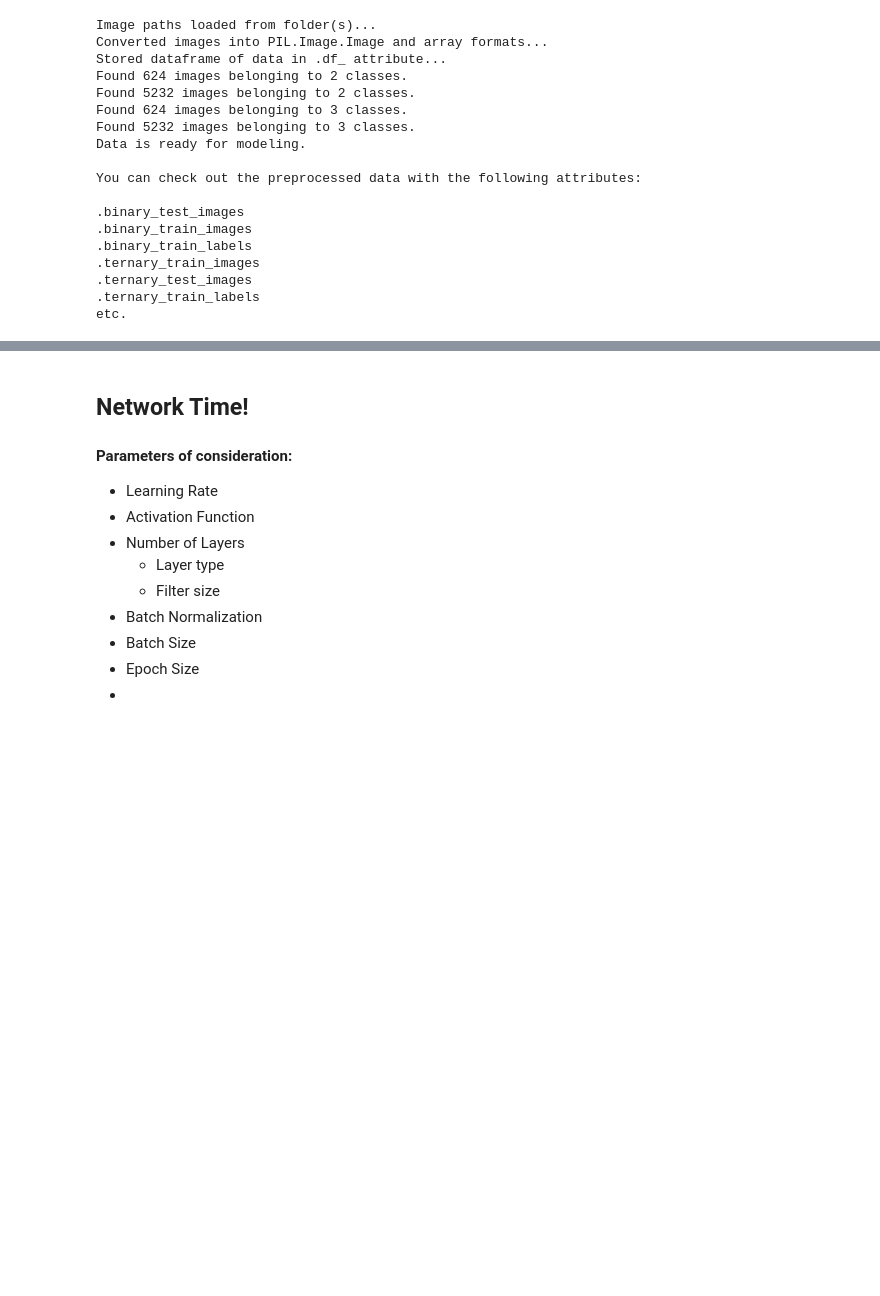
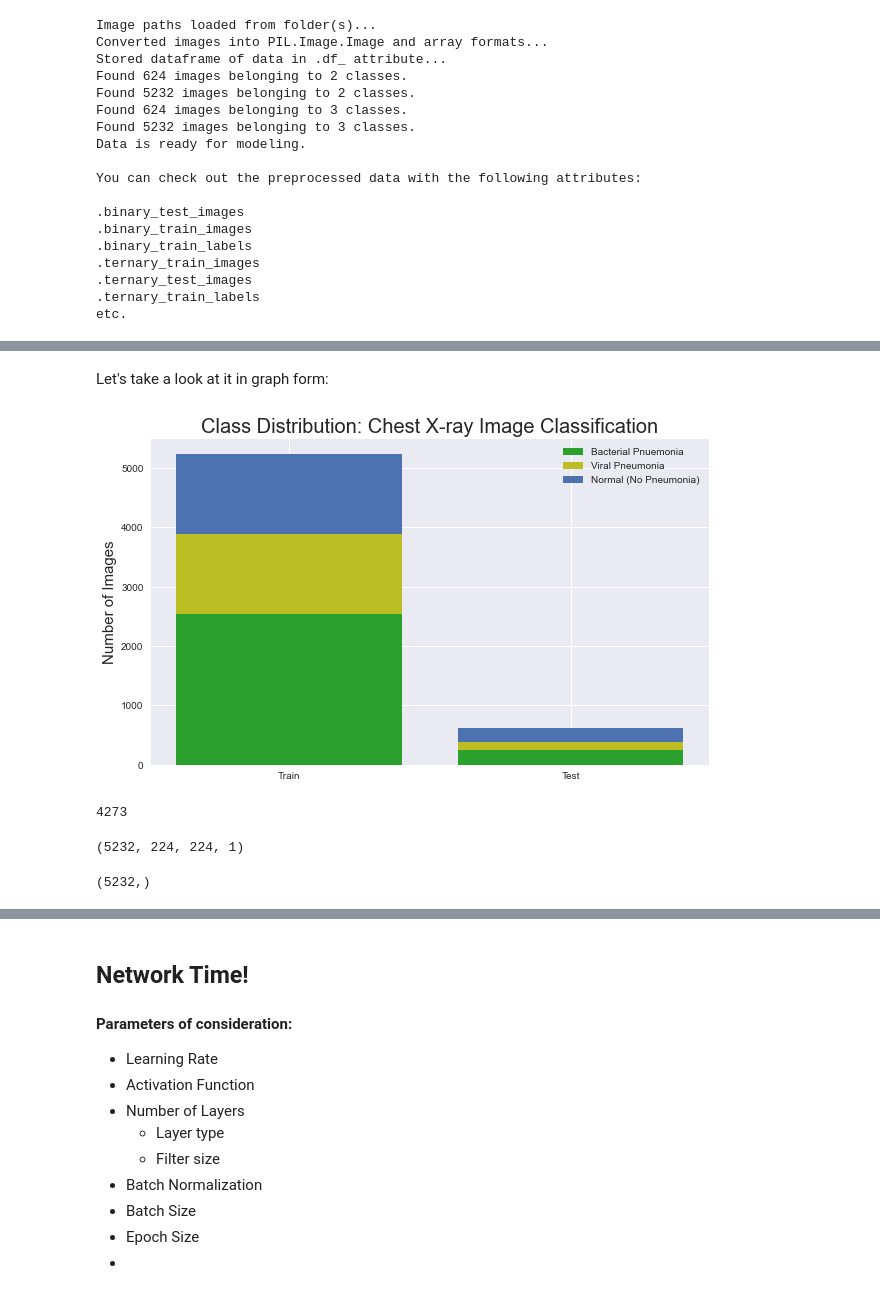
Before and after one commit to Luv2bnanook44/flatiron_phase4_project, a Jupyter notebook: final_notebook.ipynb, the cells around one changed output, grey strips where cells are left out. Drawn from its saved outputs; the diff is of its cells as text; code cells hidden in the pictures; blank space fills up the shorter version.

Commit message:
added working graph code to src file

```diff
--- a/final_notebook.ipynb
+++ b/final_notebook.ipynb
@@ -112,0 +130,18 @@ etc.
+# %% [markdown]
+Let's take a look at it in graph form:
+# %%
+cnn.show_class_distribution()
+# %% [output]
+[figure, added]
+# %%
+len(cnn.df_[cnn.df_['label']!='normal'])
+# %% [output]
+4273
+# %%
+cnn.binary_train_images.shape
+# %% [output]
+(5232, 224, 224, 1)
+# %%
+cnn.binary_train_labels.shape
+# %% [output]
+(5232,)
```
Also changed, not shown: parts of 8 cells of this notebook, 4 other files.
